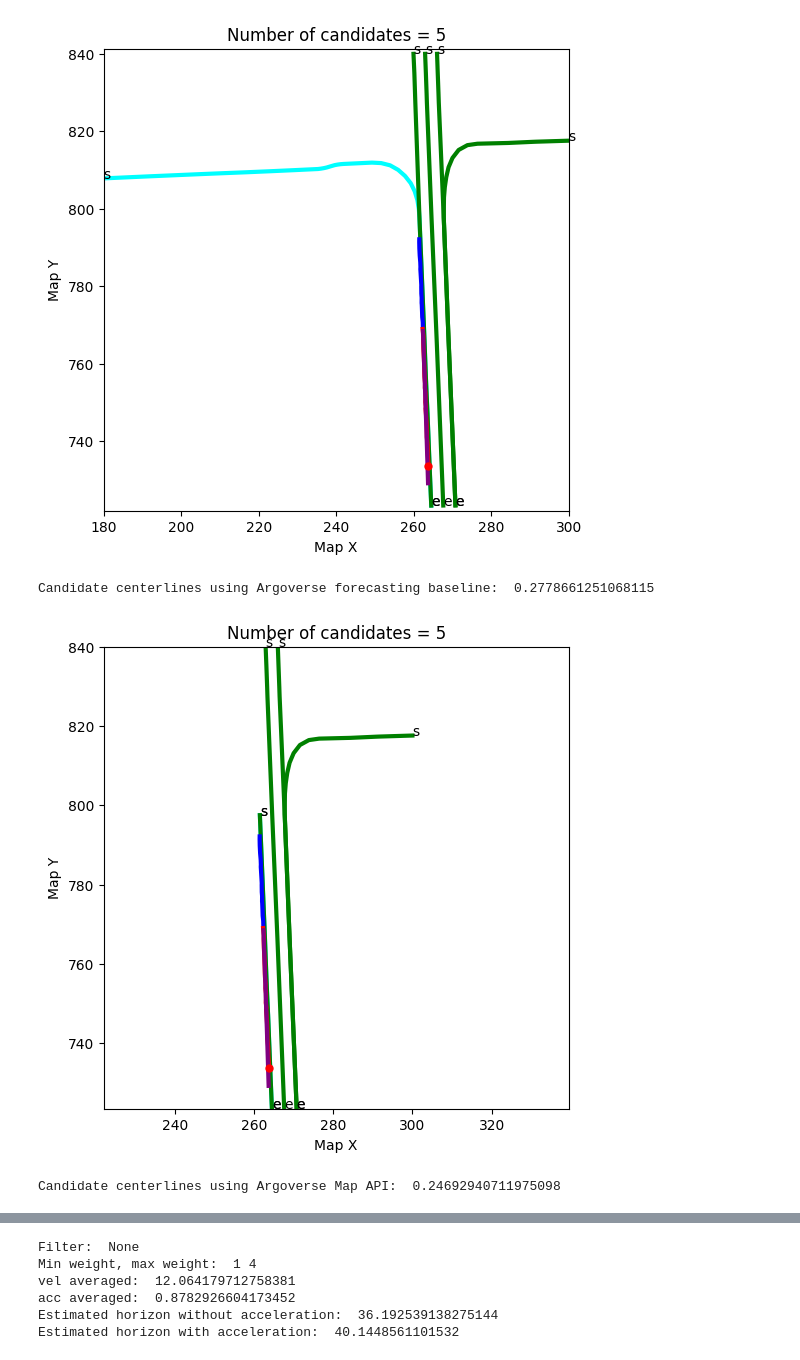
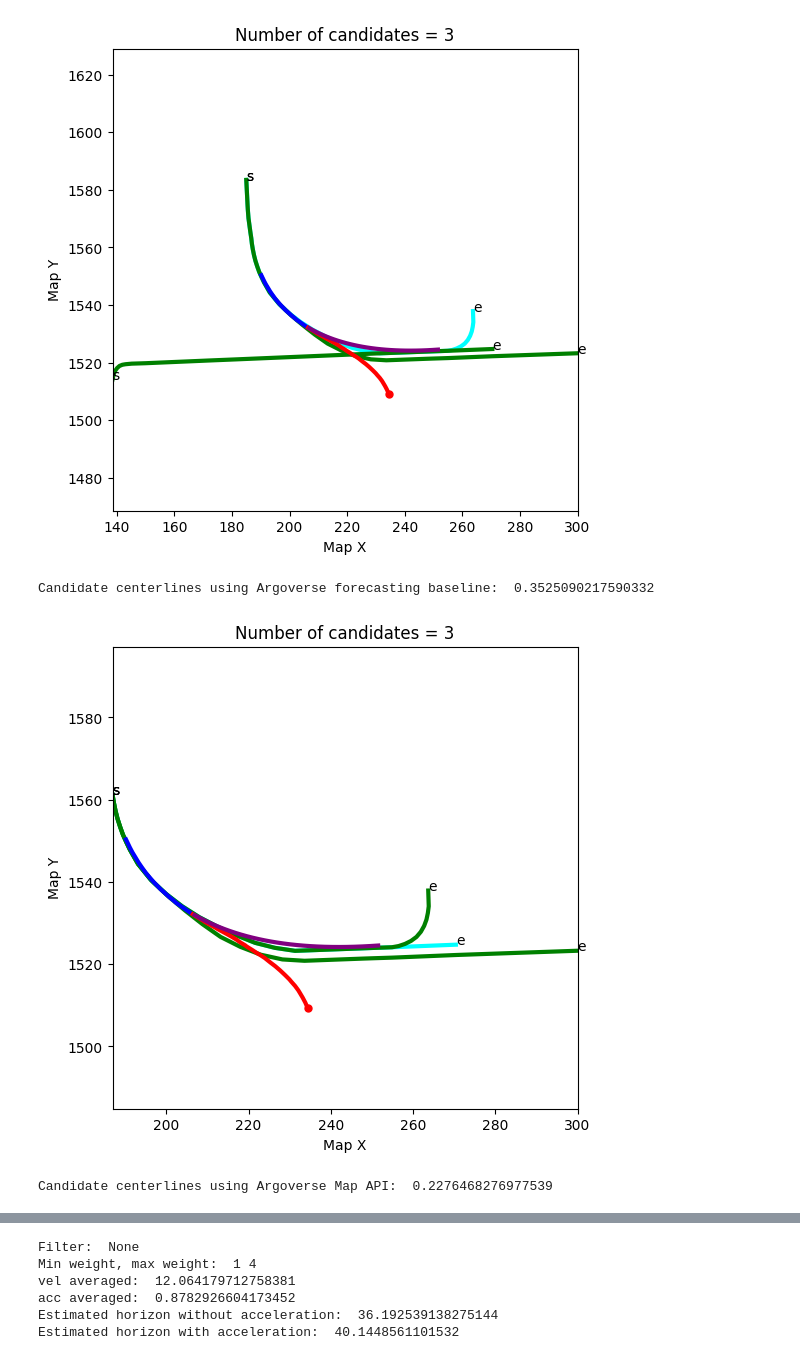
Before and after one commit to Cram3r95/mapfe4mp, a Jupyter notebook: evaluate/argoverse/test_argoverse_forecasting_map.ipynb, the cells around one changed output, grey strips where cells are left out. Drawn from its saved outputs; the diff is of its cells as text; code cells hidden in the pictures.

```diff
--- a/evaluate/argoverse/test_argoverse_forecasting_map.ipynb
+++ b/evaluate/argoverse/test_argoverse_forecasting_map.ipynb
@@ -75,6 +75,6 @@ Num files:  205942
 # %%
-seq_id = 77
-max_centerlines = 6
+seq_id = 11
+max_centerlines = 3
 viz = True
 
 split_name = "val"
@@ -151,34 +151,34 @@ map_features, map_feature_helpers = map_features_utils_instance.compute_map_feat
         seq_id,
         split_name,
         obs_len,
         obs_len + pred_len,
         RAW_DATA_FORMAT,
         mode, # mode (if test, return K plausible candidates. Otherwise, return best possible candidate)
         avm,
         viz=viz,
         max_candidates=max_centerlines,
         algorithm="get_around" # competition, map_api, get_around
     )
 
 # end = time.time()
 # print("Candidate centerlines computing lanes around: ", end-start)
 
 # # Visualize nearest centerline
 
 # start = time.time()
 # nearest_centerline = avm.get_nearest_centerline(np.array(origin_pos), city_name, visualize=viz)
 # end = time.time()
 # print("Nearest centerline: ", end-start)
 
 # # Visualize lane direction in the last observation frame
 
 # agent_traj = afl.get(seq_path).agent_traj
 # start = time.time()
 # lane_direction = avm.get_lane_direction(agent_traj[0], city_name, visualize=viz)
 # end = time.time()
 # print("Get lane direction: ", end-start)
 # %% [output]
-[figure, old version]
+[figure, new version]
-Candidate centerlines using Argoverse forecasting baseline:  0.2778661251068115
+Candidate centerlines using Argoverse forecasting baseline:  0.3525090217590332
-[figure, old version]
+[figure, new version]
-Candidate centerlines using Argoverse Map API:  0.24692940711975098
+Candidate centerlines using Argoverse Map API:  0.2276468276977539
```
Also changed, not shown: parts of 2 cells of this notebook, 10 other files.
